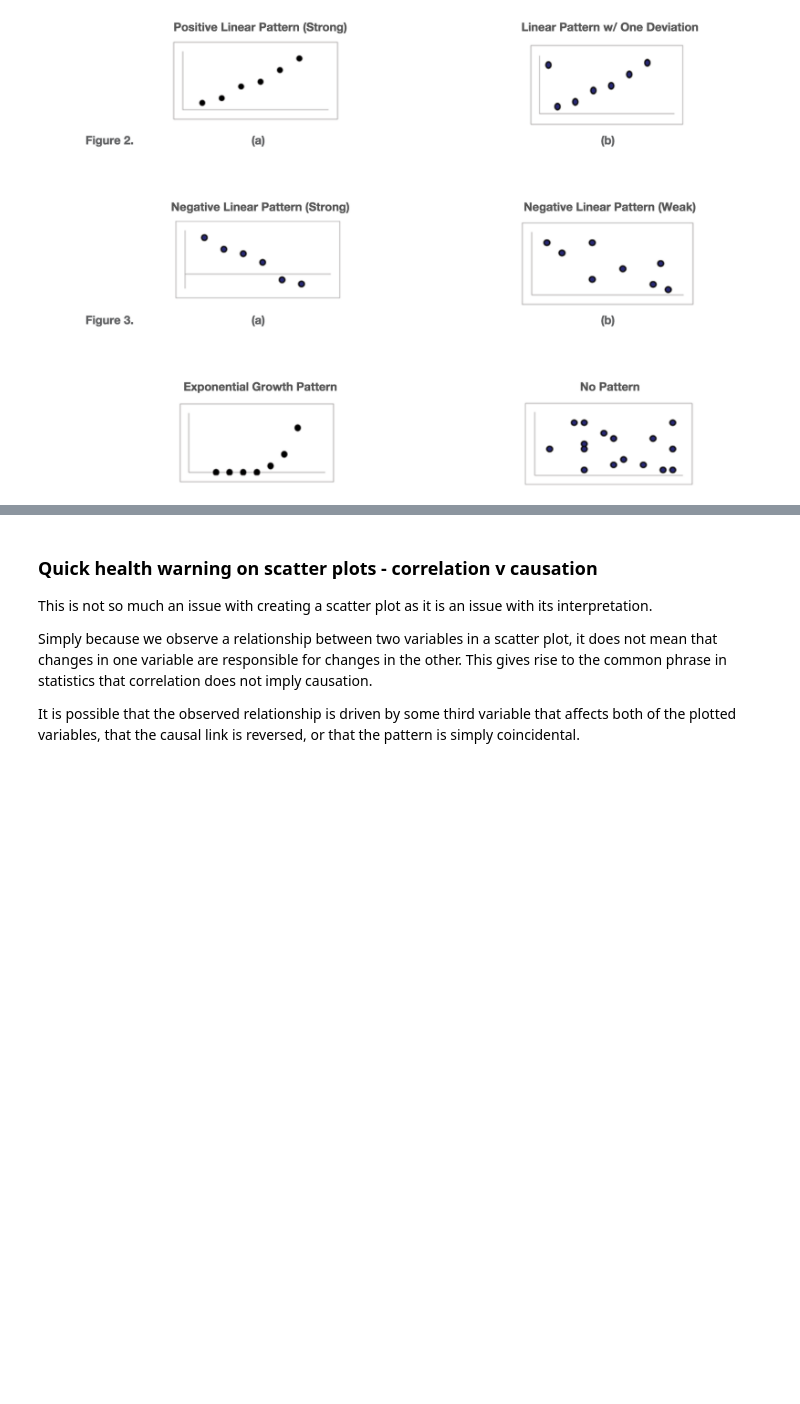
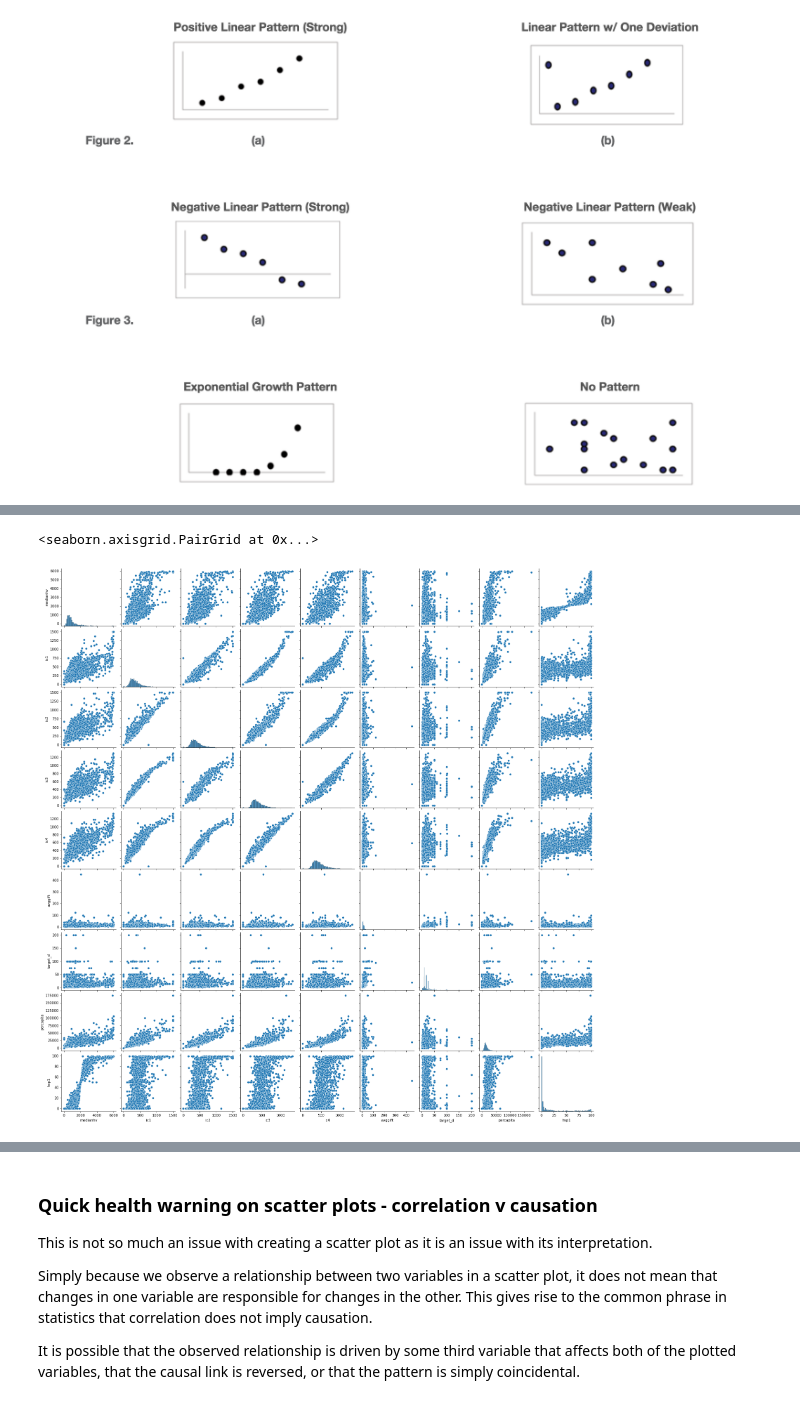
Before and after one commit to student-IH-labs-and-stuff/BCNDATA2022, a Jupyter notebook: ClassMaterials/Week1/Day4EDA/Correlation_Distribution_Multicollinearity-Sian.ipynb, the cells around one changed output, grey strips where cells are left out. Cells and saved outputs as stored; diff of their text form; code cells hidden in the pictures; blank space fills up the shorter version.

```diff
--- a/ClassMaterials/Week1/Day4EDA/Correlation_Distribution_Multicollinearity-Sian.ipynb
+++ b/ClassMaterials/Week1/Day4EDA/Correlation_Distribution_Multicollinearity-Sian.ipynb
@@ -101,5 +194,9 @@ Image("scatter.png")
 # %%
 # all scatter plots as a matrix using pairplot
+sns.pairplot(data_num2);
+# %% [output]
+<seaborn.axisgrid.PairGrid at 0x...>
+[figure, added]
 # %% [markdown]
 TASK summarise in bullet points what important relationships you observe see and what you can interpret/infer from them:
 
```
Also changed, not shown: parts of 17 cells of this notebook.
